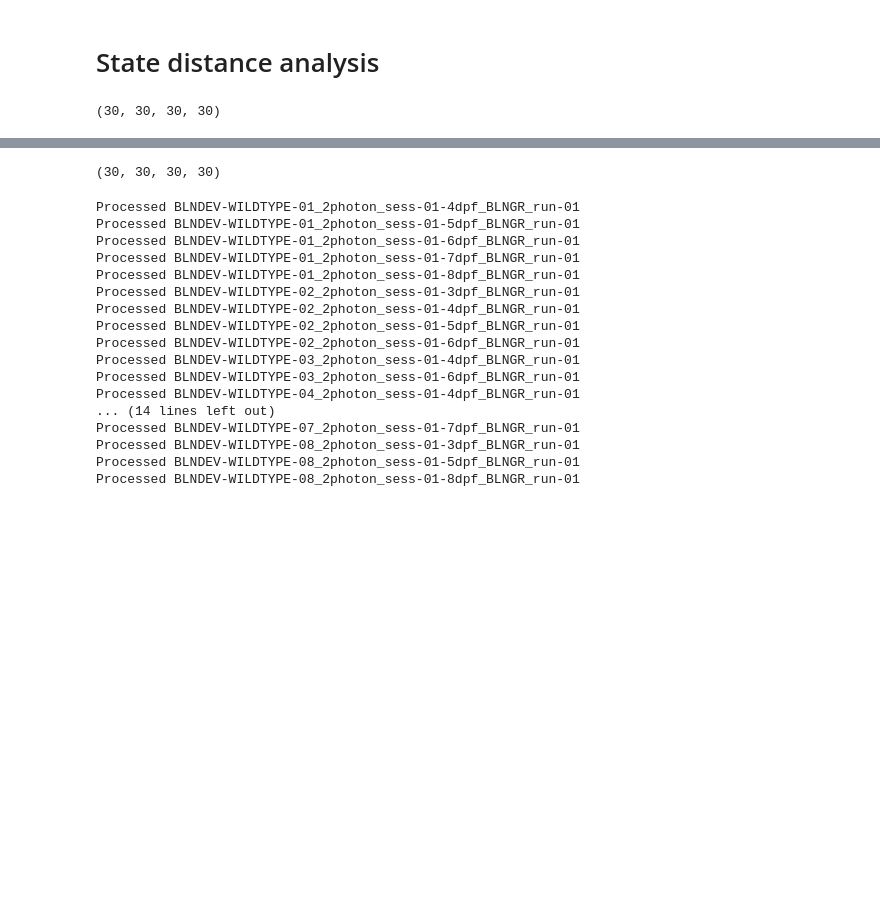
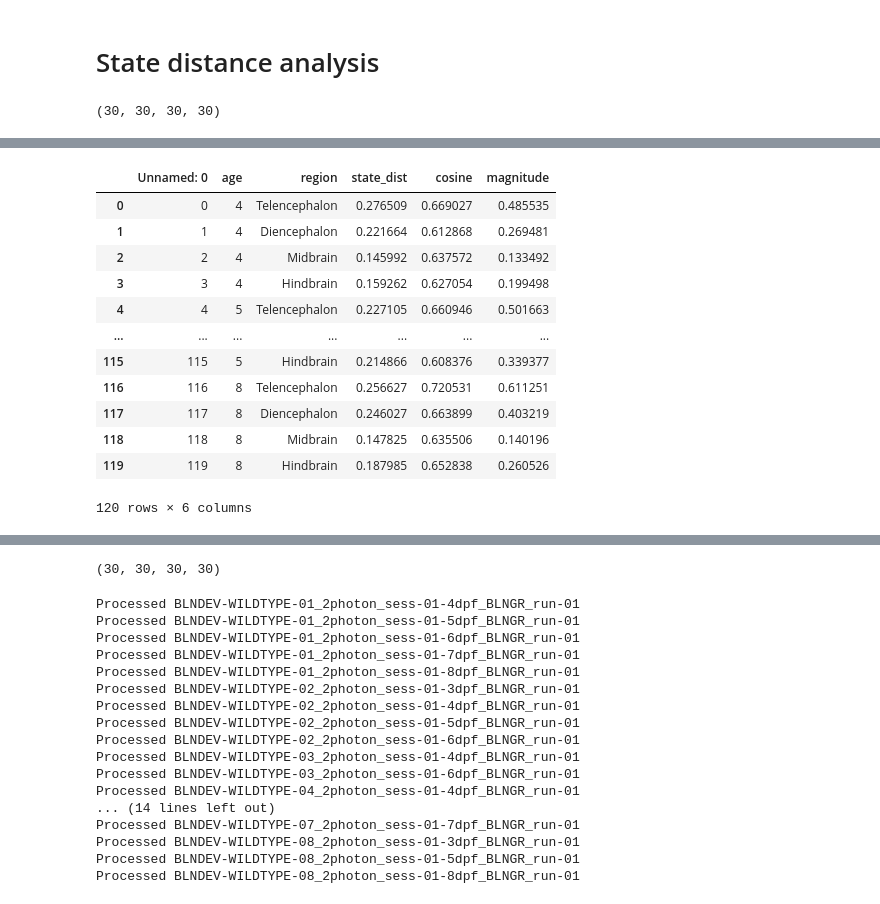
Before and after one commit to dmnburrows/multiscale_dev_dynamics, a Jupyter notebook: dev_dynamics.ipynb, the cells around one changed output, grey strips where cells are left out. Cells and saved outputs as stored; diff of their text form; code cells hidden in the pictures; blank space fills up the shorter version.

```diff
--- a/dev_dynamics.ipynb
+++ b/dev_dynamics.ipynb
@@ -555 +571,17 @@ Processed BLNDEV-WILDTYPE-01_2photon_sess-01-4dpf_BLNGR_run-01
+# %%
+new_state_df
+# %% [output]
+|  | Unnamed: 0 | age | region | state_dist | cosine | magnitude |
+| 0 | 0 | 4 | Telencephalon | 0.276509 | 0.669027 | 0.485535 |
+| 1 | 1 | 4 | Diencephalon | 0.221664 | 0.612868 | 0.269481 |
+| 2 | 2 | 4 | Midbrain | 0.145992 | 0.637572 | 0.133492 |
+| 3 | 3 | 4 | Hindbrain | 0.159262 | 0.627054 | 0.199498 |
+| 4 | 4 | 5 | Telencephalon | 0.227105 | 0.660946 | 0.501663 |
+| ... | ... | ... | ... | ... | ... | ... |
+| 115 | 115 | 5 | Hindbrain | 0.214866 | 0.608376 | 0.339377 |
+| 116 | 116 | 8 | Telencephalon | 0.256627 | 0.720531 | 0.611251 |
+| 117 | 117 | 8 | Diencephalon | 0.246027 | 0.663899 | 0.403219 |
+| 118 | 118 | 8 | Midbrain | 0.147825 | 0.635506 | 0.140196 |
+| 119 | 119 | 8 | Hindbrain | 0.187985 | 0.652838 | 0.260526 |
+120 rows × 6 columns
 # %%
```
Also changed, not shown: parts of 4 cells of this notebook.
